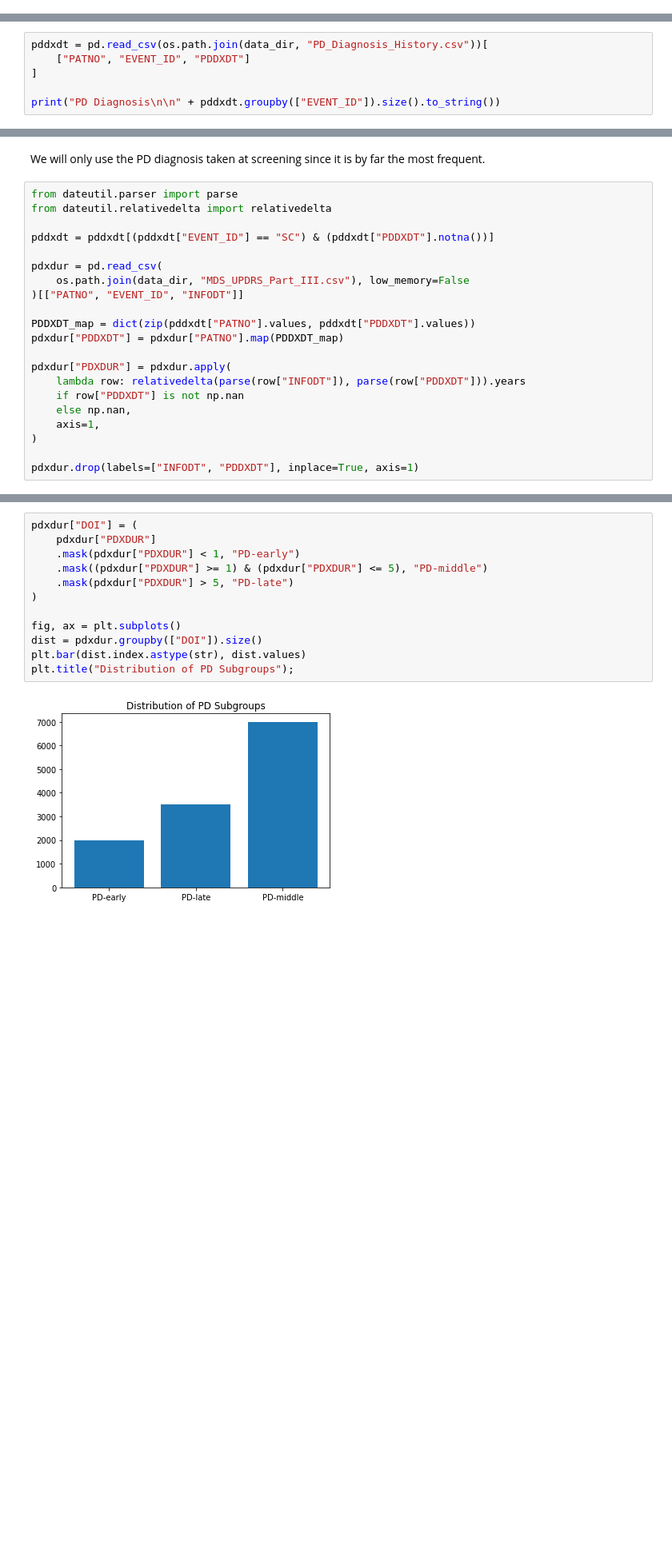
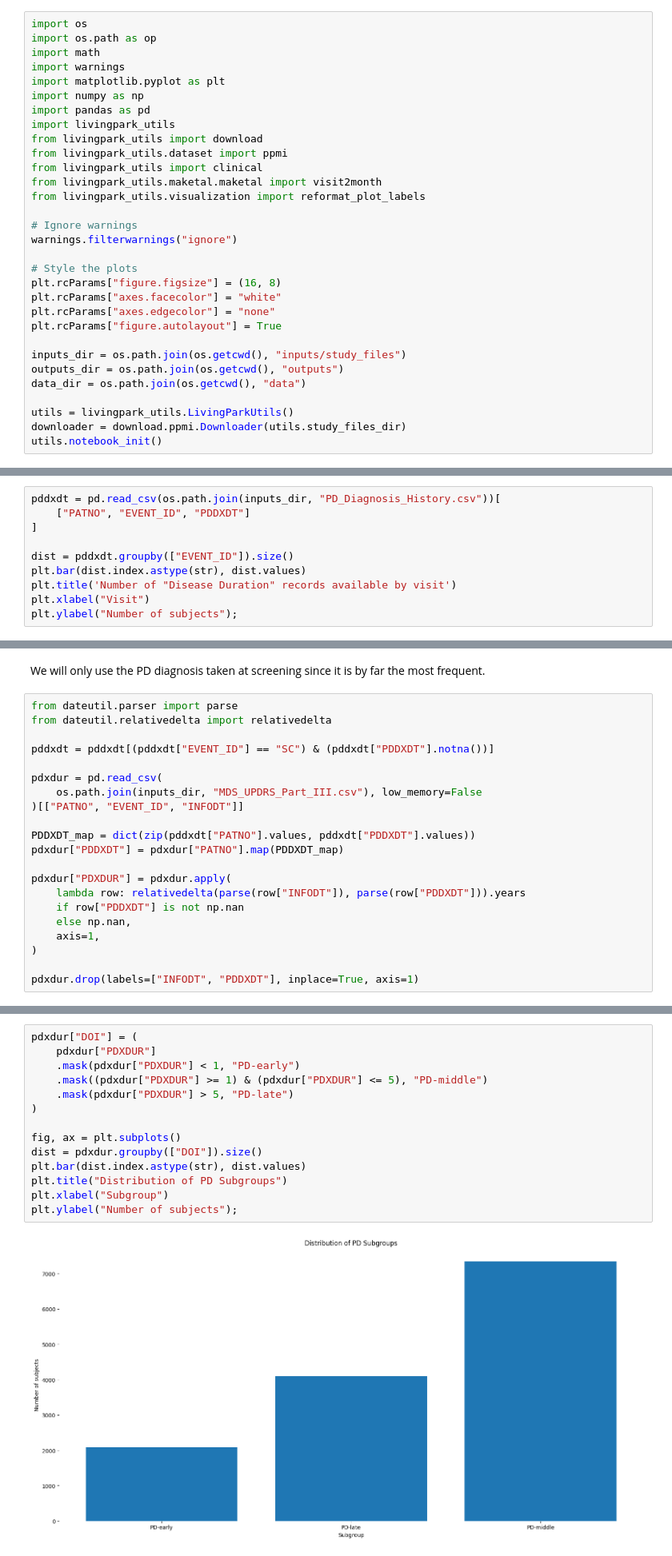
Before and after one commit to LivingPark-MRI/sterling-etal-2016, a Jupyter notebook: sterling-etal-2016.ipynb, the cells around one changed output, grey strips where cells are left out. Shown: that part at 80% size. Cells and saved outputs as stored; diff of their text form; blank space fills up the shorter version.

Commit message:
Refactored the notebook
- Started using livingpark_utils library
- Styled the plots
- Added x and y label to the plots
- Cleaned up and update code and markdown cells

```diff
--- a/sterling-etal-2016.ipynb
+++ b/sterling-etal-2016.ipynb
@@ -40,0 +15,31 @@ This notebook was run on 2022-08-24 04:02:19.206171
+# %%
+import os
+import os.path as op
+import math
+import warnings
+import matplotlib.pyplot as plt
+import numpy as np
+import pandas as pd
+import livingpark_utils
+from livingpark_utils import download
+from livingpark_utils.dataset import ppmi
+from livingpark_utils import clinical
+from livingpark_utils.maketal.maketal import visit2month
+from livingpark_utils.visualization import reformat_plot_labels
+
+# Ignore warnings
+warnings.filterwarnings("ignore")
+
+# Style the plots
+plt.rcParams["figure.figsize"] = (16, 8)
+plt.rcParams["axes.facecolor"] = "white"
+plt.rcParams["axes.edgecolor"] = "none"
+plt.rcParams["figure.autolayout"] = True
+
+inputs_dir = os.path.join(os.getcwd(), "inputs/study_files")
+outputs_dir = os.path.join(os.getcwd(), "outputs")
+data_dir = os.path.join(os.getcwd(), "data")
+
+utils = livingpark_utils.LivingParkUtils()
+downloader = download.ppmi.Downloader(utils.study_files_dir)
+utils.notebook_init()
@@ -180,9 +87,13 @@ def reformat_plot_labels(dist, ax, freq):
 # %% [markdown]
 ### Duration of illness (DOI)
 # %%
-pddxdt = pd.read_csv(os.path.join(data_dir, "PD_Diagnosis_History.csv"))[
+pddxdt = pd.read_csv(os.path.join(inputs_dir, "PD_Diagnosis_History.csv"))[
     ["PATNO", "EVENT_ID", "PDDXDT"]
 ]
 
-print("PD Diagnosis\n\n" + pddxdt.groupby(["EVENT_ID"]).size().to_string())
+dist = pddxdt.groupby(["EVENT_ID"]).size()
+plt.bar(dist.index.astype(str), dist.values)
+plt.title('Number of "Disease Duration" records available by visit')
+plt.xlabel("Visit")
+plt.ylabel("Number of subjects");
 # %% [output]
@@ -201,7 +107,7 @@ from dateutil.relativedelta import relativedelta
 pddxdt = pddxdt[(pddxdt["EVENT_ID"] == "SC") & (pddxdt["PDDXDT"].notna())]
 
 pdxdur = pd.read_csv(
-    os.path.join(data_dir, "MDS_UPDRS_Part_III.csv"), low_memory=False
+    os.path.join(inputs_dir, "MDS_UPDRS_Part_III.csv"), low_memory=False
 )[["PATNO", "EVENT_ID", "INFODT"]]
 
 PDDXDT_map = dict(zip(pddxdt["PATNO"].values, pddxdt["PDDXDT"].values))
@@ -221,17 +127,19 @@ Study divided PD patients in subgroups based upon duration of illness, defined a
 # %%
 pdxdur["DOI"] = (
     pdxdur["PDXDUR"]
     .mask(pdxdur["PDXDUR"] < 1, "PD-early")
     .mask((pdxdur["PDXDUR"] >= 1) & (pdxdur["PDXDUR"] <= 5), "PD-middle")
     .mask(pdxdur["PDXDUR"] > 5, "PD-late")
 )
 
 fig, ax = plt.subplots()
 dist = pdxdur.groupby(["DOI"]).size()
 plt.bar(dist.index.astype(str), dist.values)
-plt.title("Distribution of PD Subgroups");
+plt.title("Distribution of PD Subgroups")
+plt.xlabel("Subgroup")
+plt.ylabel("Number of subjects");
 # %% [output]
-[figure, old version]
+[figure, new version]
 # %% [markdown]
 ### Examination scores
 # %% [markdown]
```
Also changed, not shown: parts of 19 cells of this notebook.
